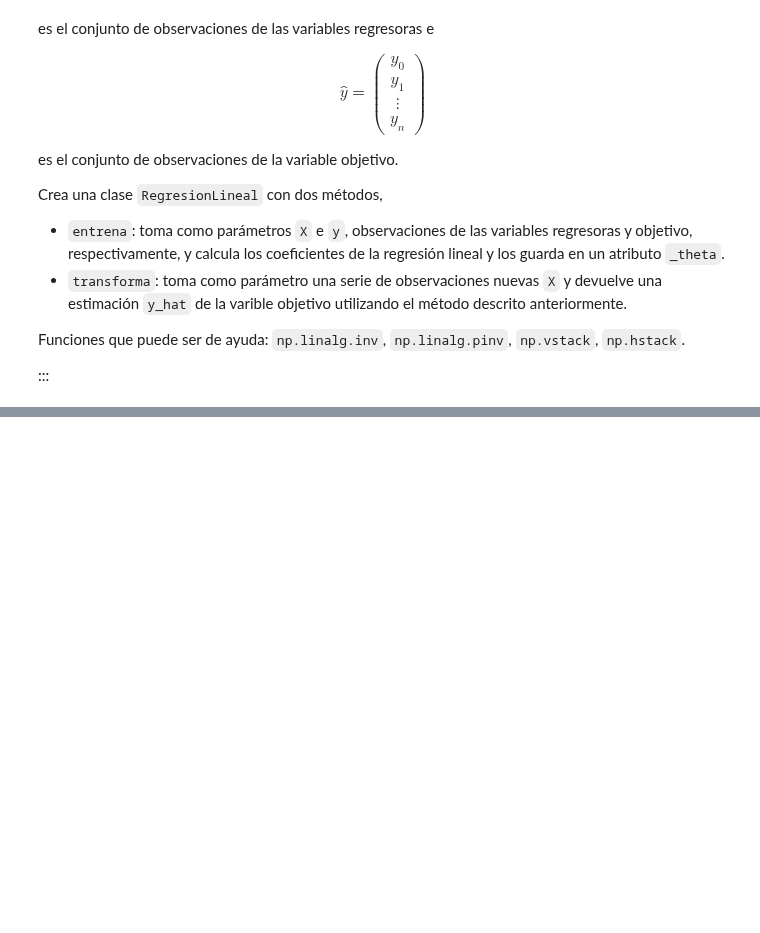
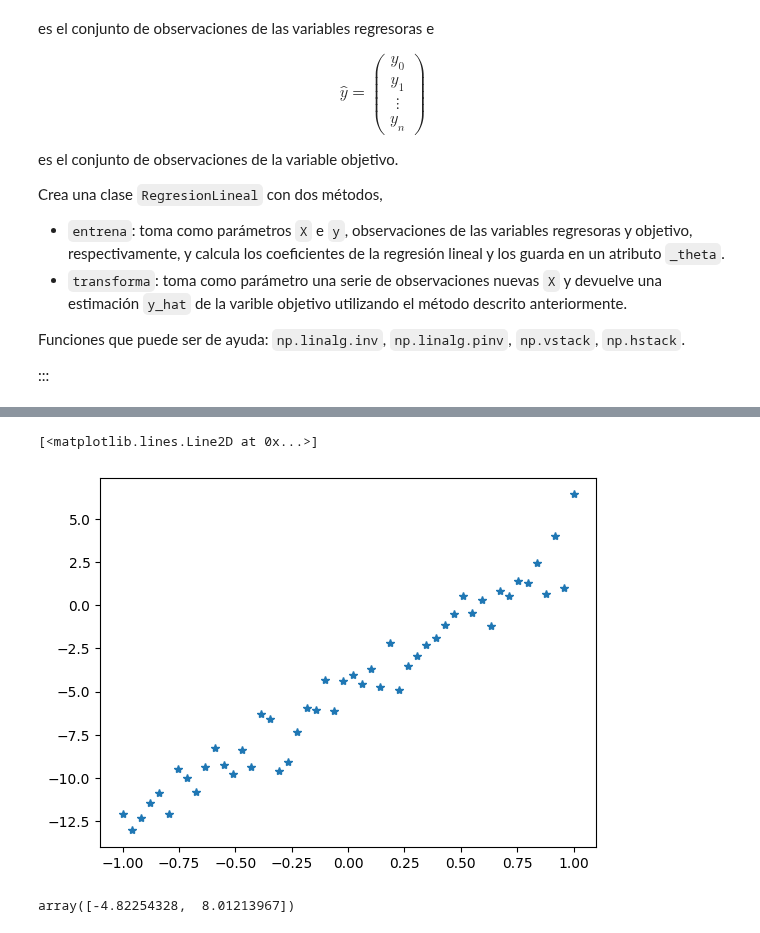
Before and after one commit to javlintor/curso-python-us, a Jupyter notebook: _sources/notebooks/numpy/exercises.ipynb, the cells around one changed output, grey strips where cells are left out. Cells and saved outputs as stored; diff of their text form; code cells hidden in the pictures; blank space fills up the shorter version.

```diff
--- a/_sources/notebooks/numpy/exercises.ipynb
+++ b/_sources/notebooks/numpy/exercises.ipynb
@@ -238,0 +307,7 @@ Funciones que puede ser de ayuda: `np.linalg.inv`, `np.linalg.pinv`, `np.vstack`
+# %%
+n = 20
+m = 500
+X = np.linspace(-1, 1, m)
+y = -5 + 8*X + np.random.randn(m)
+X = X.reshape((m, n))
+X = np.hstack((np.ones(m).reshape(m, 1), X))
@@ -238,0 +336,14 @@ Funciones que puede ser de ayuda: `np.linalg.inv`, `np.linalg.pinv`, `np.vstack`
+# %%
+import matplotlib.pyplot as plt
+
+plt.plot(X[:, 1], y, "*")
+# %% [output]
+[<matplotlib.lines.Line2D at 0x...>]
+[figure, added]
+# %%
+regresion_lineal = RegresionLineal()
+
+regresion_lineal.entrena(X, y)
+regresion_lineal._theta
+# %% [output]
+array([-4.82254328,  8.01213967])
```
Also changed, not shown: parts of 13 cells of this notebook, 5 other files.
